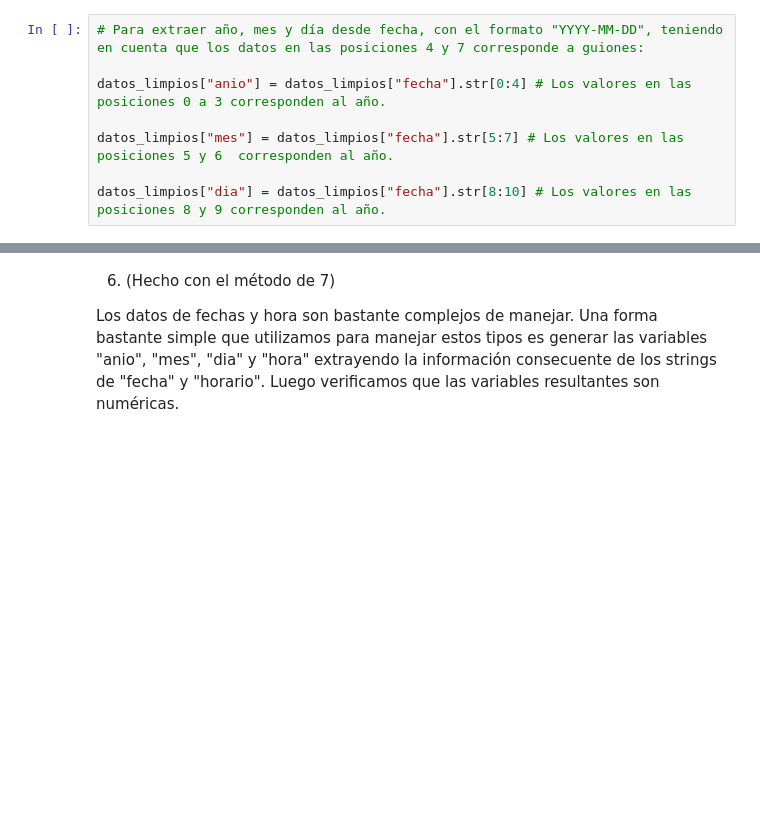
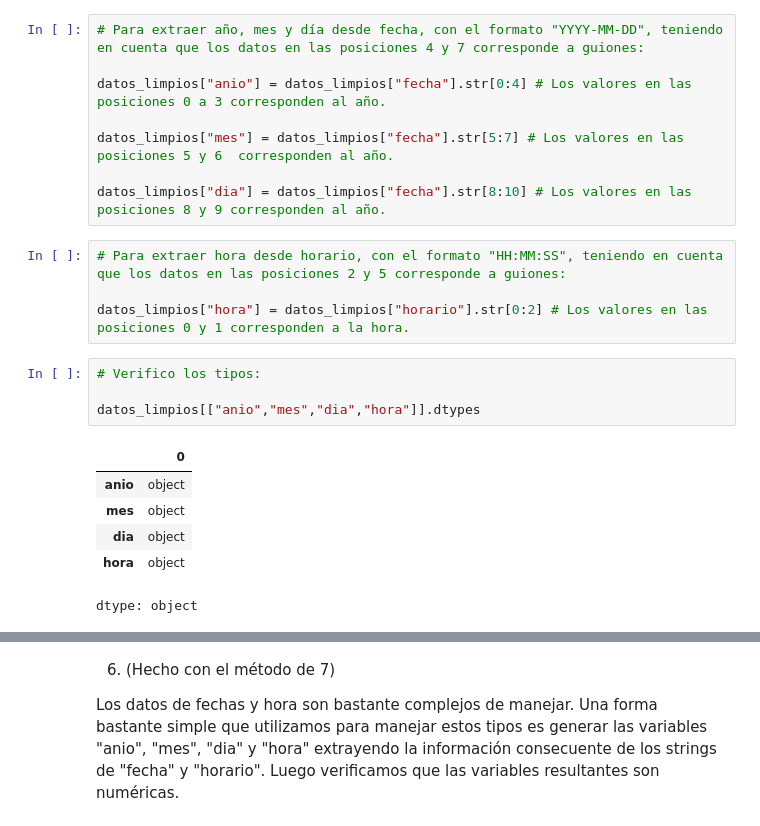
Before and after one commit to davidpalacio1/TP-1-LDD, a Jupyter notebook: TP_bicis.ipynb, the cells around one changed output, grey strips where cells are left out. Cells and saved outputs as stored; diff of their text form; blank space fills up the shorter version.

```diff
--- a/TP_bicis.ipynb
+++ b/TP_bicis.ipynb
@@ -256,3 +270,18 @@ datos_limpios["anio"] = datos_limpios["fecha"].str[0:4] # Los valores en las pos
 datos_limpios["mes"] = datos_limpios["fecha"].str[5:7] # Los valores en las posiciones 5 y 6  corresponden al año.
 
 datos_limpios["dia"] = datos_limpios["fecha"].str[8:10] # Los valores en las posiciones 8 y 9 corresponden al año.
+# %%
+# Para extraer hora desde horario, con el formato "HH:MM:SS", teniendo en cuenta que los datos en las posiciones 2 y 5 corresponde a guiones:
+
+datos_limpios["hora"] = datos_limpios["horario"].str[0:2] # Los valores en las posiciones 0 y 1 corresponden a la hora.
+# %%
+# Verifico los tipos:
+
+datos_limpios[["anio","mes","dia","hora"]].dtypes
+# %% [output]
+|  | 0 |
+| anio | object |
+| mes | object |
+| dia | object |
+| hora | object |
+dtype: object
```
Also changed, not shown: parts of 4 cells of this notebook.
